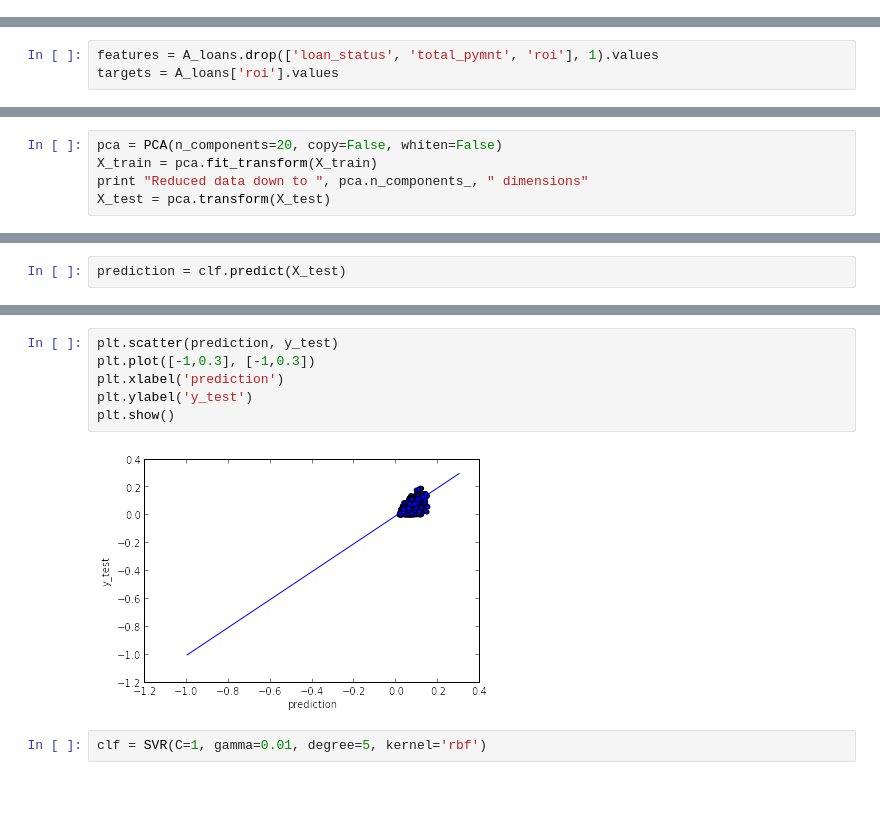
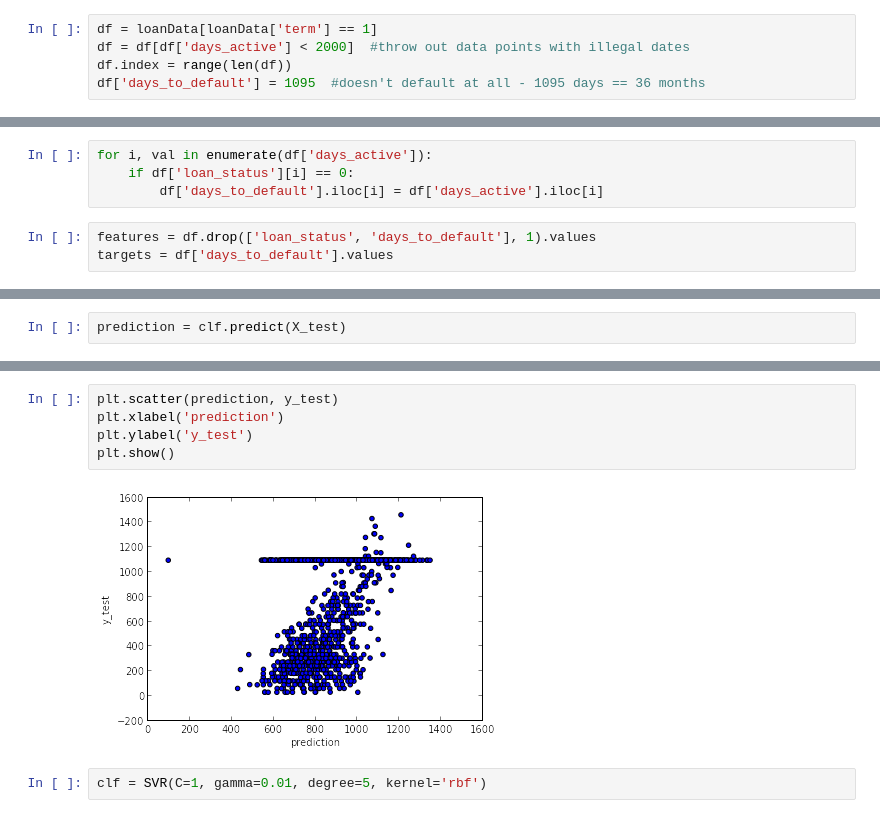
Before and after one commit to abradle2/LendingLounge, a Jupyter notebook: test.ipynb, the cells around one changed output, grey strips where cells are left out. Saved outputs shown, nothing was run; the diff lists cells and outputs as text; blank space fills up the shorter version.

```diff
--- a/test.ipynb
+++ b/test.ipynb
@@ -269 +188,6 @@ plt.show()
+# %%
+df = loanData[loanData['term'] == 1]
+df = df[df['days_active'] < 2000]  #throw out data points with illegal dates
+df.index = range(len(df))
+df['days_to_default'] = 1095  #doesn't default at all - 1095 days == 36 months
 # %%
@@ -287,6 +197,10 @@ plt.show()
+# %%
+for i, val in enumerate(df['days_active']):
+    if df['loan_status'][i] == 0:
+        df['days_to_default'].iloc[i] = df['days_active'].iloc[i]
 # %%
-features = A_loans.drop(['loan_status', 'total_pymnt', 'roi'], 1).values
-targets = A_loans['roi'].values
+features = df.drop(['loan_status', 'days_to_default'], 1).values
+targets = df['days_to_default'].values
 # %%
 X_train, X_test, y_train, y_test = train_test_split(features,
 															targets,
@@ -302,5 +211,0 @@ X_train.shape
-# %%
-pca = PCA(n_components=20, copy=False, whiten=False)
-X_train = pca.fit_transform(X_train)
-print "Reduced data down to ", pca.n_components_, " dimensions"
-X_test = pca.transform(X_test)
@@ -326,11 +252,10 @@ array([ 0.03703882,  0.09768   ,  0.11586635, ...,  0.11582864,
 # %%
 plt.scatter(prediction, y_test)
-plt.plot([-1,0.3], [-1,0.3])
 plt.xlabel('prediction')
 plt.ylabel('y_test')
 plt.show()
 # %% [output]
-[figure, old version]
+[figure, new version]
 # %%
 clf = SVR(C=1, gamma=0.01, degree=5, kernel='rbf')
 # %%
```
Also changed, not shown: parts of 45 cells of this notebook, 9 other files.
